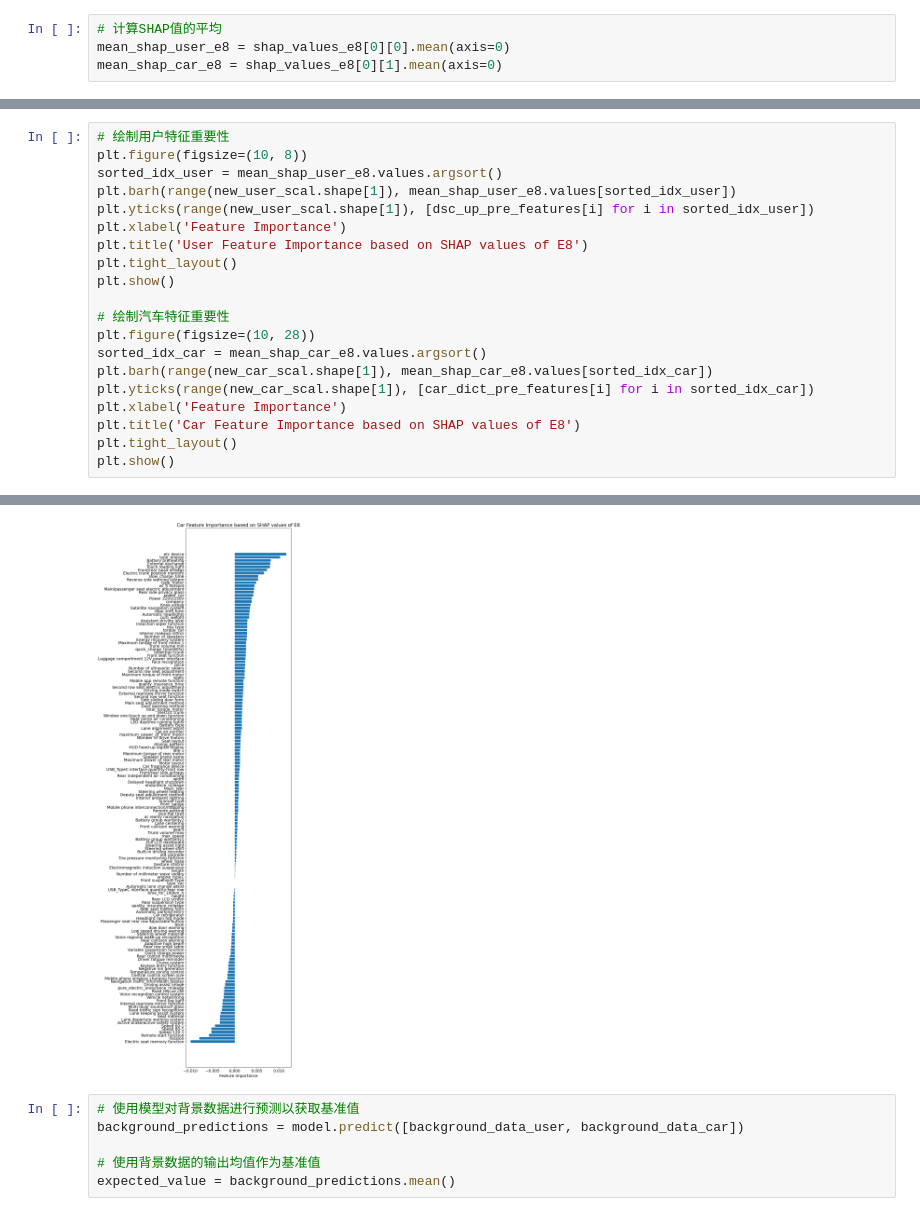
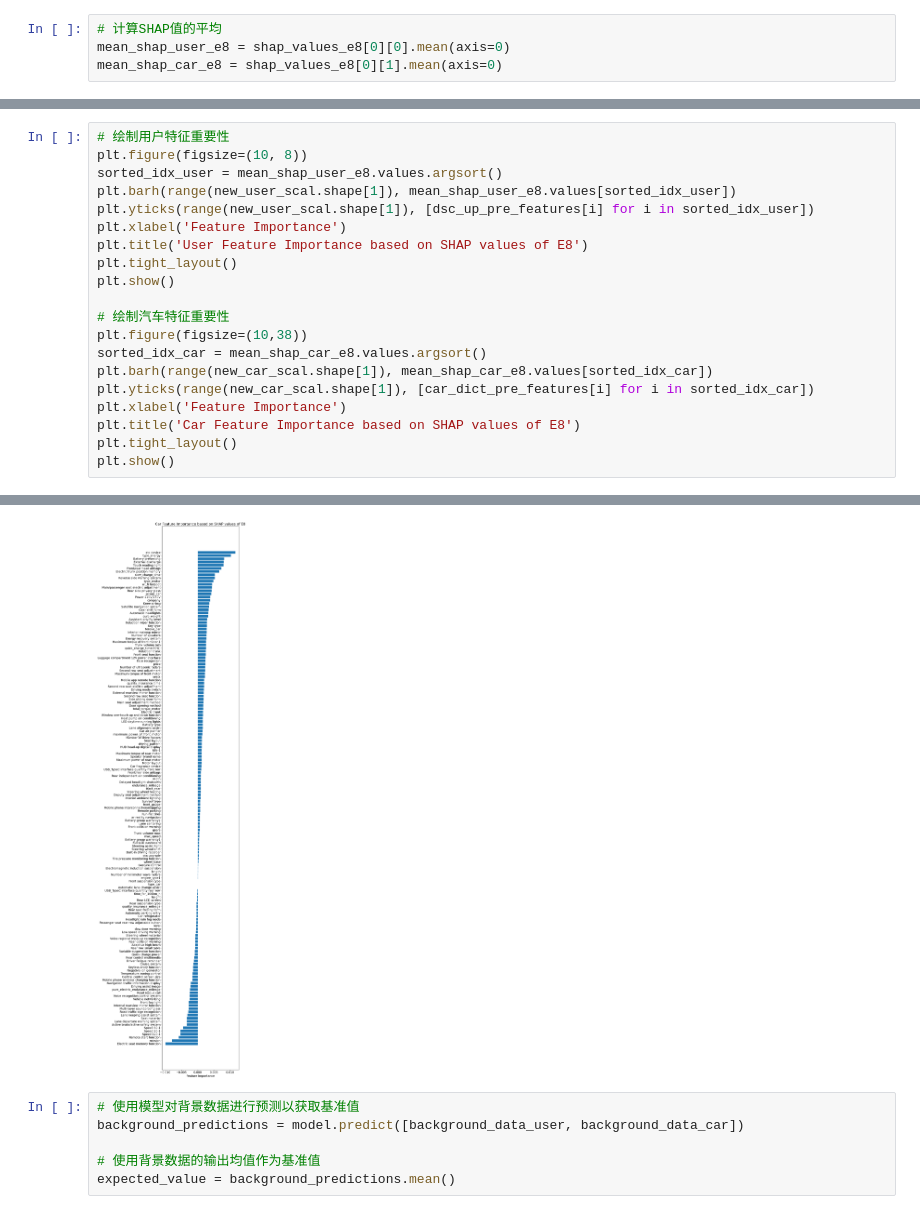
Before and after one commit to JasonDepblu/potential-spork, a Jupyter notebook: e8_of_content_based_filtering_explainer.ipynb, the cells around one changed output, grey strips where cells are left out. Saved outputs shown, nothing was run; the diff lists cells and outputs as text.

```diff
--- a/e8_of_content_based_filtering_explainer.ipynb
+++ b/e8_of_content_based_filtering_explainer.ipynb
@@ -1451,26 +1384,26 @@ dsc_up_pre_features
 # %%
 # 绘制用户特征重要性
 plt.figure(figsize=(10, 8))
 sorted_idx_user = mean_shap_user_e8.values.argsort()
 plt.barh(range(new_user_scal.shape[1]), mean_shap_user_e8.values[sorted_idx_user])
 plt.yticks(range(new_user_scal.shape[1]), [dsc_up_pre_features[i] for i in sorted_idx_user])
 plt.xlabel('Feature Importance')
 plt.title('User Feature Importance based on SHAP values of E8')
 plt.tight_layout()
 plt.show()
 
 # 绘制汽车特征重要性
-plt.figure(figsize=(10, 28))
+plt.figure(figsize=(10,38))
 sorted_idx_car = mean_shap_car_e8.values.argsort()
 plt.barh(range(new_car_scal.shape[1]), mean_shap_car_e8.values[sorted_idx_car])
 plt.yticks(range(new_car_scal.shape[1]), [car_dict_pre_features[i] for i in sorted_idx_car])
 plt.xlabel('Feature Importance')
 plt.title('Car Feature Importance based on SHAP values of E8')
 plt.tight_layout()
 plt.show()
 # %% [output]
 [figure]
-[figure, old version]
+[figure, new version]
 # %%
 # 使用模型对背景数据进行预测以获取基准值
 background_predictions = model.predict([background_data_user, background_data_car])
```
Also changed, not shown: parts of 37 cells of this notebook.
